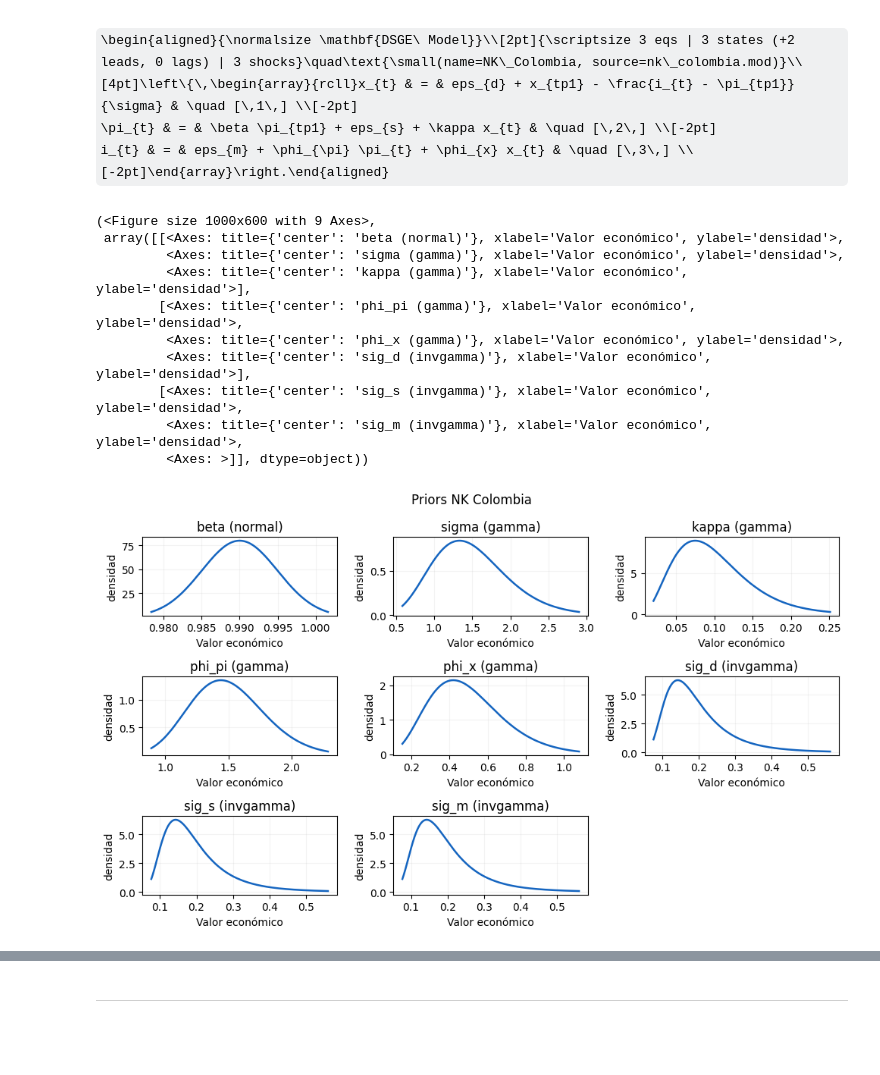
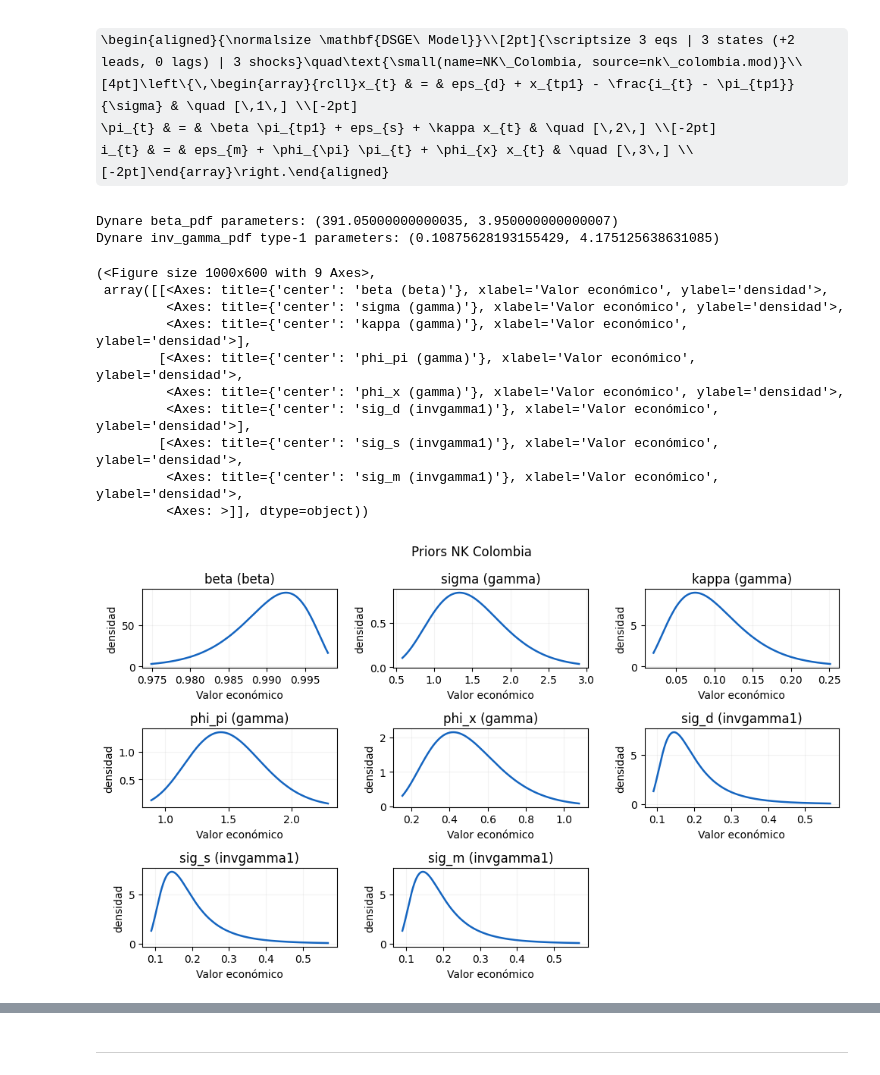
Before and after one commit to pablo-reyes8/PyDSGEforge, a Jupyter notebook: notebooks/showcase_dsge_octave.ipynb, the cells around one changed output, grey strips where cells are left out. Drawn from its saved outputs; the diff is of its cells as text; code cells hidden in the pictures; some formulas as TeX source; blank space fills up the shorter version.

```diff
--- a/notebooks/showcase_dsge_octave.ipynb
+++ b/notebooks/showcase_dsge_octave.ipynb
@@ -47,23 +51,28 @@ model
 \pi_{t} & = & \beta \pi_{tp1} + eps_{s} + \kappa x_{t} & \quad [\,2\,] \\[-2pt]
 i_{t} & = & eps_{m} + \phi_{\pi} \pi_{t} + \phi_{x} x_{t} & \quad [\,3\,] \\[-2pt]\end{array}\right.\end{aligned}
 # %%
-def gamma_from_moments(mean, std):
-    shape = (mean / std) ** 2
-    scale = std**2 / mean
-    return shape, scale
+from src.transformations import *
 
 G_sigma = gamma_from_moments(1.50, 0.50)
 G_kappa = gamma_from_moments(0.10, 0.05)
 G_phi_pi = gamma_from_moments(1.50, 0.30)
 G_phi_x = gamma_from_moments(0.50, 0.20)
+B_beta = beta_from_moments(0.99, 0.005)
+IG1_shock = dynare_inv_gamma1_from_moments(0.20, 0.10)
+
+print("Dynare beta_pdf parameters:", B_beta)
+print("Dynare inv_gamma_pdf type-1 parameters:", IG1_shock)
+# %% [output]
+Dynare beta_pdf parameters: (391.05000000000035, 3.950000000000007)
+Dynare inv_gamma_pdf type-1 parameters: (0.10875628193155429, 4.175125638631085)
 # %%
 REG_NK_CO = ParamRegistry(
     params=[
         ParamSpec(
             "beta",
             beta,
-            transform="logistic",  # fuerza 0<beta<1
-            prior=PriorSpec("normal", {"loc": 0.99, "scale": 0.005}),
+            transform="logistic",
+            prior=PriorSpec("beta", {"a": B_beta[0], "b": B_beta[1], "loc": 0.0, "scale": 1.0}),
             role="struct",
         ),
         ParamSpec(
@@ -98,21 +107,21 @@ REG_NK_CO = ParamRegistry(
             "sig_d",
             sig_d,
             transform="exp",
-            prior=PriorSpec("invgamma", {"a": 6.0, "scale": 1.0}),  # media≈0.2, sd≈0.1
+            prior=PriorSpec("invgamma1", {"s": IG1_shock[0], "nu": IG1_shock[1]}),
             role="shock_std",
         ),
         ParamSpec(
             "sig_s",
             sig_s,
             transform="exp",
-            prior=PriorSpec("invgamma", {"a": 6.0, "scale": 1.0}),
+            prior=PriorSpec("invgamma1", {"s": IG1_shock[0], "nu": IG1_shock[1]}),
             role="shock_std",
         ),
         ParamSpec(
             "sig_m",
             sig_m,
             transform="exp",
-            prior=PriorSpec("invgamma", {"a": 6.0, "scale": 1.0}),
+            prior=PriorSpec("invgamma1", {"s": IG1_shock[0], "nu": IG1_shock[1]}),
             role="shock_std",
         ),
     ],
@@ -122,21 +131,20 @@ REG_NK_CO = ParamRegistry(
 # %%
 model.prior(
     registry=REG_NK_CO,
     title="Priors NK Colombia",
-    quantile_bounds=(0.01, 0.99),
-)
+    quantile_bounds=(0.01, 0.99))
 # %% [output]
 (<Figure size 1000x600 with 9 Axes>,
- array([[<Axes: title={'center': 'beta (normal)'}, xlabel='Valor económico', ylabel='densidad'>,
+ array([[<Axes: title={'center': 'beta (beta)'}, xlabel='Valor económico', ylabel='densidad'>,
          <Axes: title={'center': 'sigma (gamma)'}, xlabel='Valor económico', ylabel='densidad'>,
          <Axes: title={'center': 'kappa (gamma)'}, xlabel='Valor económico', ylabel='densidad'>],
         [<Axes: title={'center': 'phi_pi (gamma)'}, xlabel='Valor económico', ylabel='densidad'>,
          <Axes: title={'center': 'phi_x (gamma)'}, xlabel='Valor económico', ylabel='densidad'>,
-         <Axes: title={'center': 'sig_d (invgamma)'}, xlabel='Valor económico', ylabel='densidad'>],
-        [<Axes: title={'center': 'sig_s (invgamma)'}, xlabel='Valor económico', ylabel='densidad'>,
-         <Axes: title={'center': 'sig_m (invgamma)'}, xlabel='Valor económico', ylabel='densidad'>,
+         <Axes: title={'center': 'sig_d (invgamma1)'}, xlabel='Valor económico', ylabel='densidad'>],
+        [<Axes: title={'center': 'sig_s (invgamma1)'}, xlabel='Valor económico', ylabel='densidad'>,
+         <Axes: title={'center': 'sig_m (invgamma1)'}, xlabel='Valor económico', ylabel='densidad'>,
          <Axes: >]], dtype=object))
-[figure, old version]
+[figure, new version]
 # %%
 theta_init = {
     "beta": 0.99,
```
Also changed, not shown: parts of 14 cells of this notebook, 16 other files.
